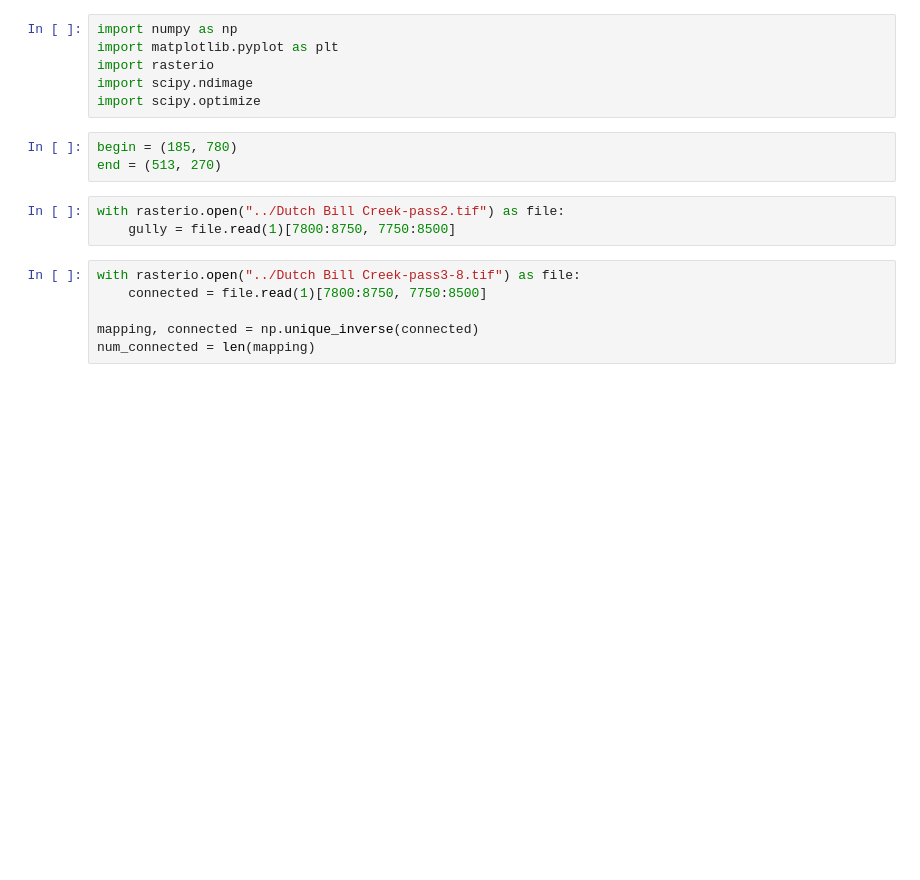
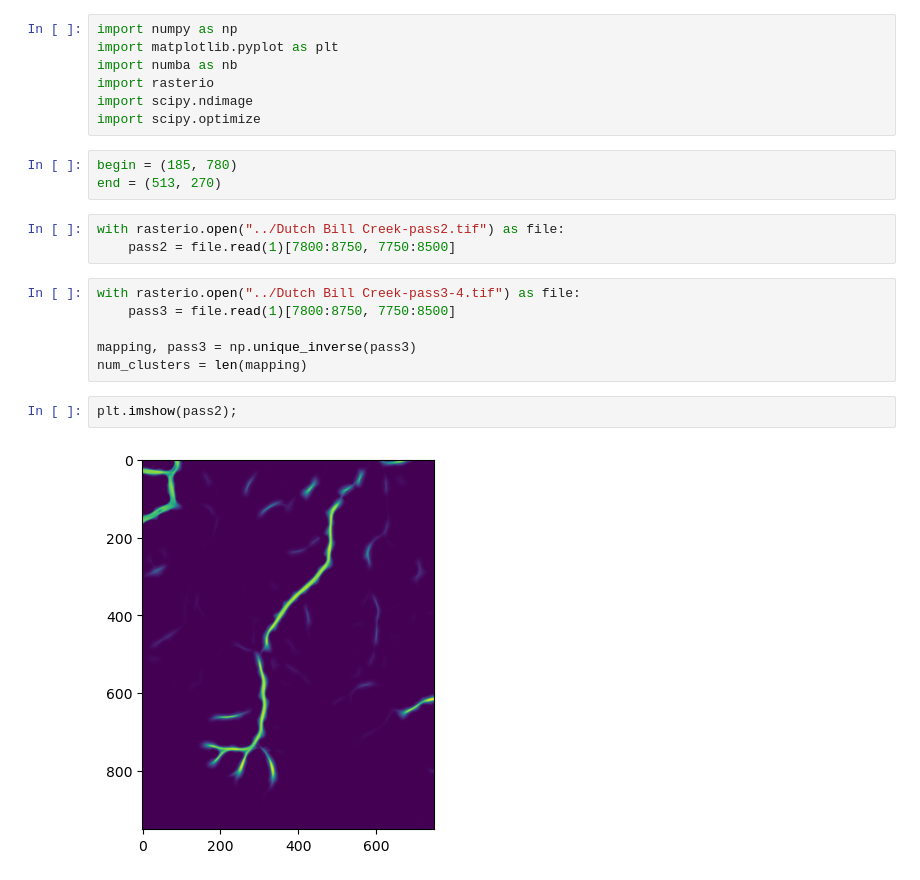
Before and after one commit to dsi-rse/gully-map, a Jupyter notebook: notebooks/elevation-along-gully.ipynb, the cells around one changed output. Saved outputs shown, nothing was run; the diff lists cells and outputs as text; blank space fills up the shorter version.

```diff
--- a/notebooks/elevation-along-gully.ipynb
+++ b/notebooks/elevation-along-gully.ipynb
@@ -1,6 +1,7 @@
 # %%
 import numpy as np
 import matplotlib.pyplot as plt
+import numba as nb
 import rasterio
 import scipy.ndimage
 import scipy.optimize
@@ -9,13 +10,17 @@ begin = (185, 780)
 end = (513, 270)
 # %%
 with rasterio.open("../Dutch Bill Creek-pass2.tif") as file:
-    gully = file.read(1)[7800:8750, 7750:8500]
+    pass2 = file.read(1)[7800:8750, 7750:8500]
 # %%
-with rasterio.open("../Dutch Bill Creek-pass3-8.tif") as file:
-    connected = file.read(1)[7800:8750, 7750:8500]
+with rasterio.open("../Dutch Bill Creek-pass3-4.tif") as file:
+    pass3 = file.read(1)[7800:8750, 7750:8500]
 
-mapping, connected = np.unique_inverse(connected)
-num_connected = len(mapping)
+mapping, pass3 = np.unique_inverse(pass3)
+num_clusters = len(mapping)
+# %%
+plt.imshow(pass2);
+# %% [output]
+[figure, added]
 # %%
 fig, ax = plt.subplots()
 
```
Also changed, not shown: parts of 17 cells of this notebook.
